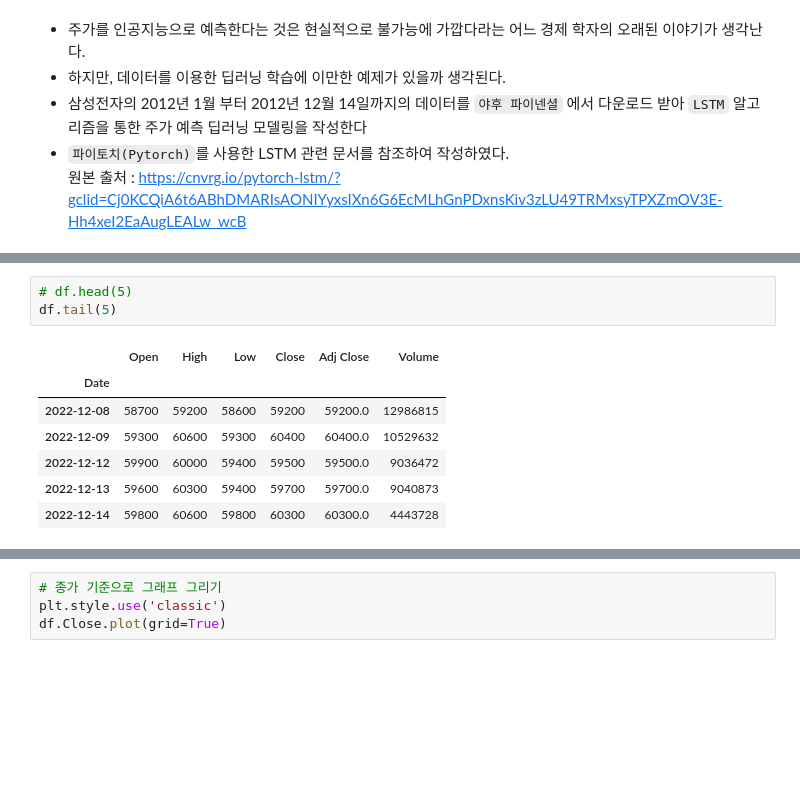
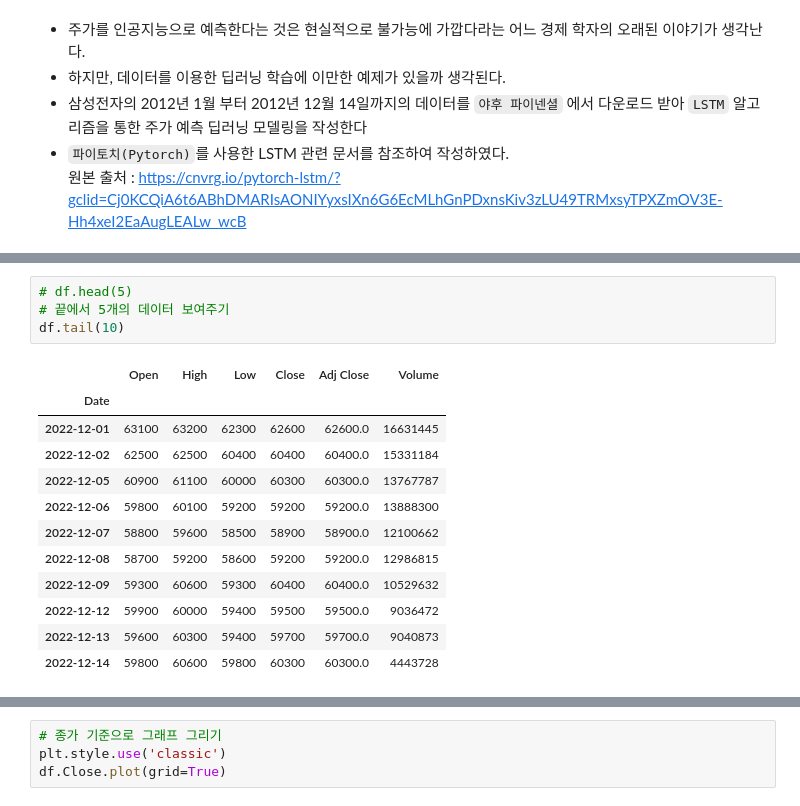
Before and after one commit to callor/Callor-DeepLearning-2022, a Jupyter notebook: 삼성전자주가예측.ipynb, the cells around one changed output, grey strips where cells are left out. Saved outputs shown, nothing was run; the diff lists cells and outputs as text; blank space fills up the shorter version.

```diff
--- a/삼성전자주가예측.ipynb
+++ b/삼성전자주가예측.ipynb
@@ -73,10 +101,16 @@ memory usage: 147.4 KB
 None
 # %%
 # df.head(5)
-df.tail(5)
+# 끝에서 5개의 데이터 보여주기
+df.tail(10)
 # %% [output]
 |  | Open | High | Low | Close | Adj Close | Volume |
 | Date |  |  |  |  |  |  |
+| 2022-12-01 | 63100 | 63200 | 62300 | 62600 | 62600.0 | 16631445 |
+| 2022-12-02 | 62500 | 62500 | 60400 | 60400 | 60400.0 | 15331184 |
+| 2022-12-05 | 60900 | 61100 | 60000 | 60300 | 60300.0 | 13767787 |
+| 2022-12-06 | 59800 | 60100 | 59200 | 59200 | 59200.0 | 13888300 |
+| 2022-12-07 | 58800 | 59600 | 58500 | 58900 | 58900.0 | 12100662 |
 | 2022-12-08 | 58700 | 59200 | 58600 | 59200 | 59200.0 | 12986815 |
 | 2022-12-09 | 59300 | 60600 | 59300 | 60400 | 60400.0 | 10529632 |
 | 2022-12-12 | 59900 | 60000 | 59400 | 59500 | 59500.0 | 9036472 |
```
Also changed, not shown: parts of 19 cells of this notebook.
